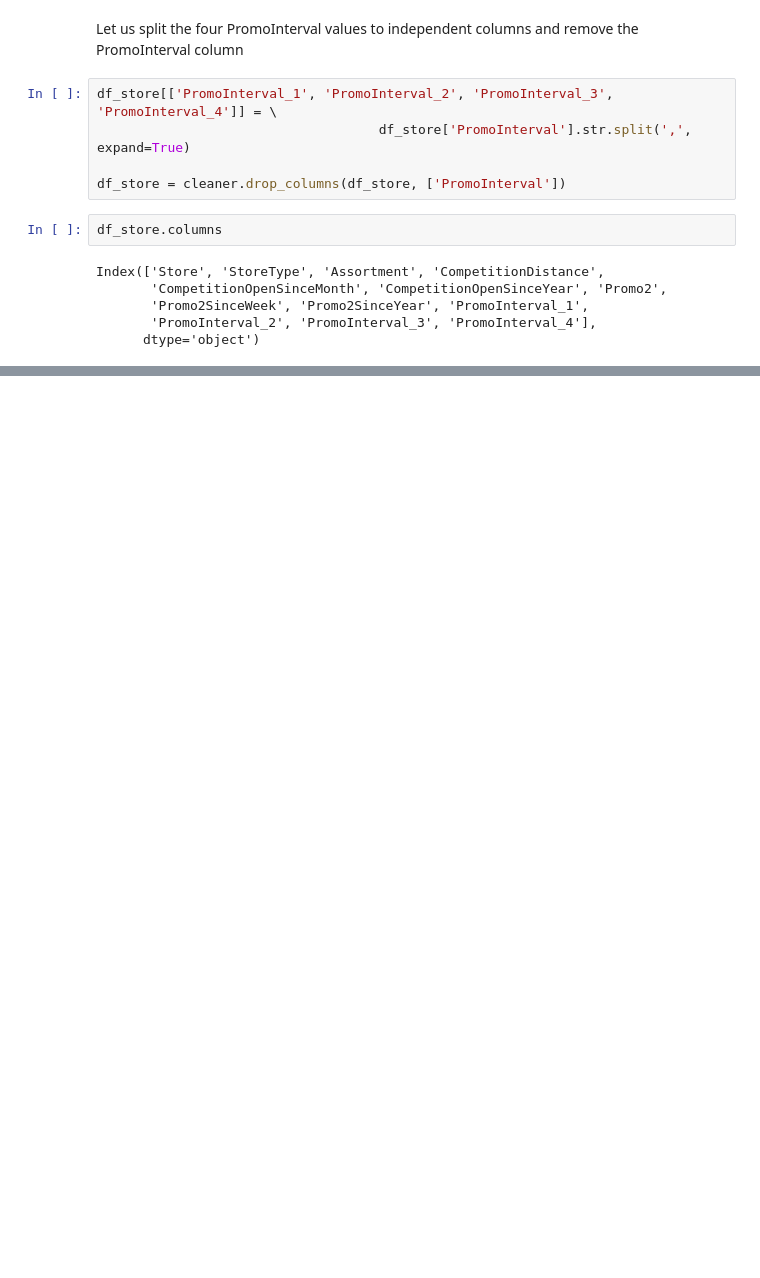
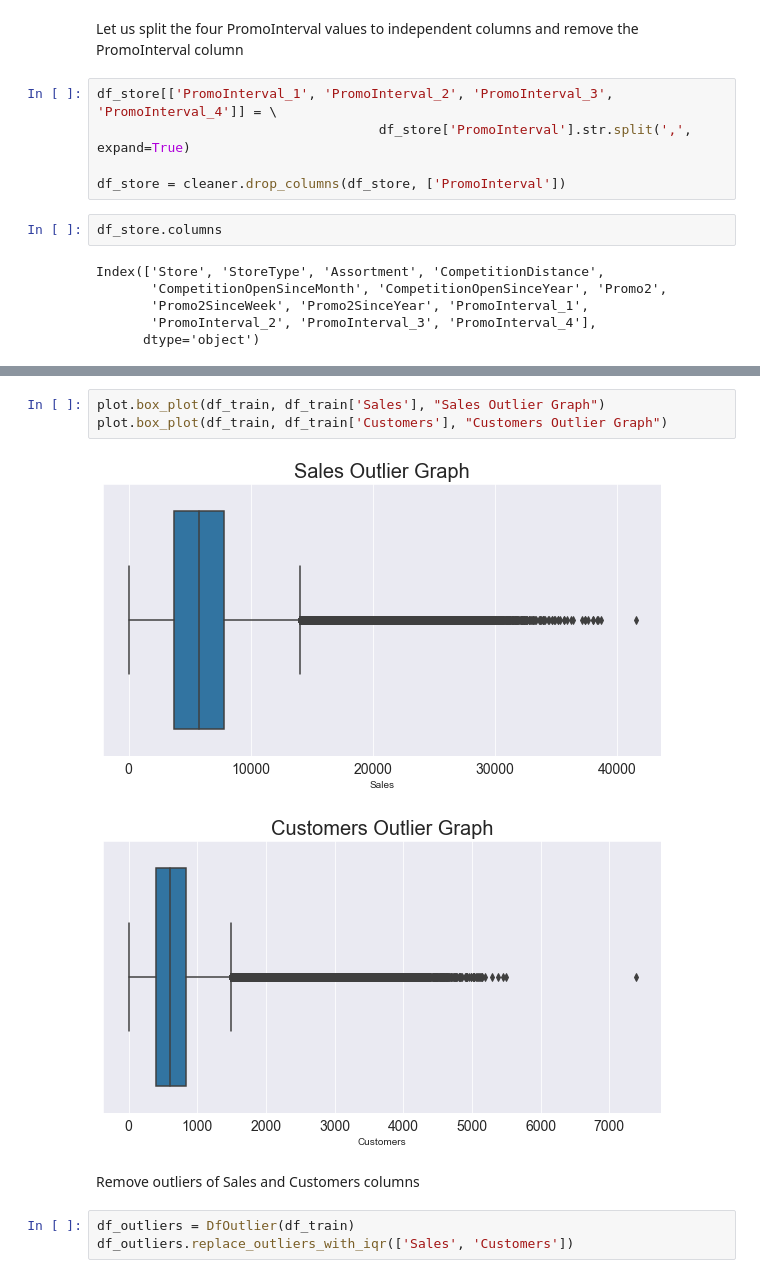
Before and after one commit to bkget/Pharmaceutical-Sales-Prediction, a Jupyter notebook: notebooks/1.data_preprocessing.ipynb, the cells around one changed output, grey strips where cells are left out. Drawn from its saved outputs; the diff is of its cells as text; blank space fills up the shorter version.

Commit message:
Fix outliers in training dataset

```diff
--- a/notebooks/1.data_preprocessing.ipynb
+++ b/notebooks/1.data_preprocessing.ipynb
@@ -309,0 +330,11 @@ Index(['Store', 'StoreType', 'Assortment', 'CompetitionDistance',
+# %%
+plot.box_plot(df_train, df_train['Sales'], "Sales Outlier Graph")
+plot.box_plot(df_train, df_train['Customers'], "Customers Outlier Graph")
+# %% [output]
+[figure, added]
+[figure, added]
+# %% [markdown]
+Remove outliers of Sales and Customers columns
+# %%
+df_outliers = DfOutlier(df_train)
+df_outliers.replace_outliers_with_iqr(['Sales', 'Customers'])
```
Also changed, not shown: parts of 5 cells of this notebook.
